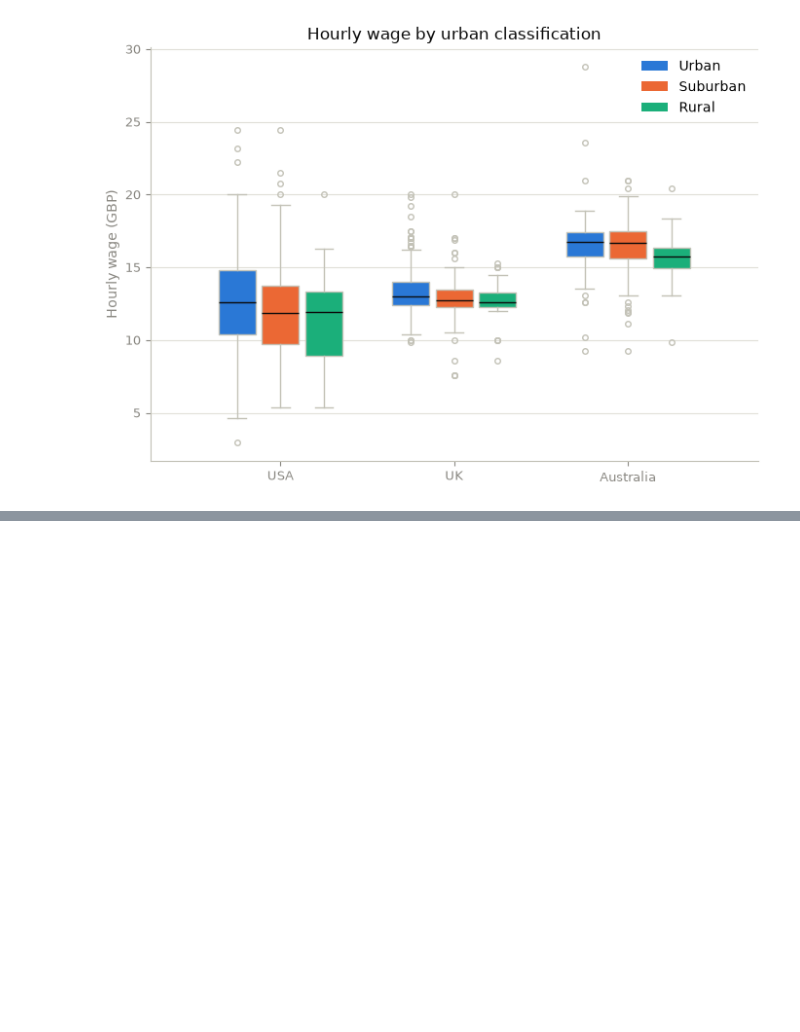
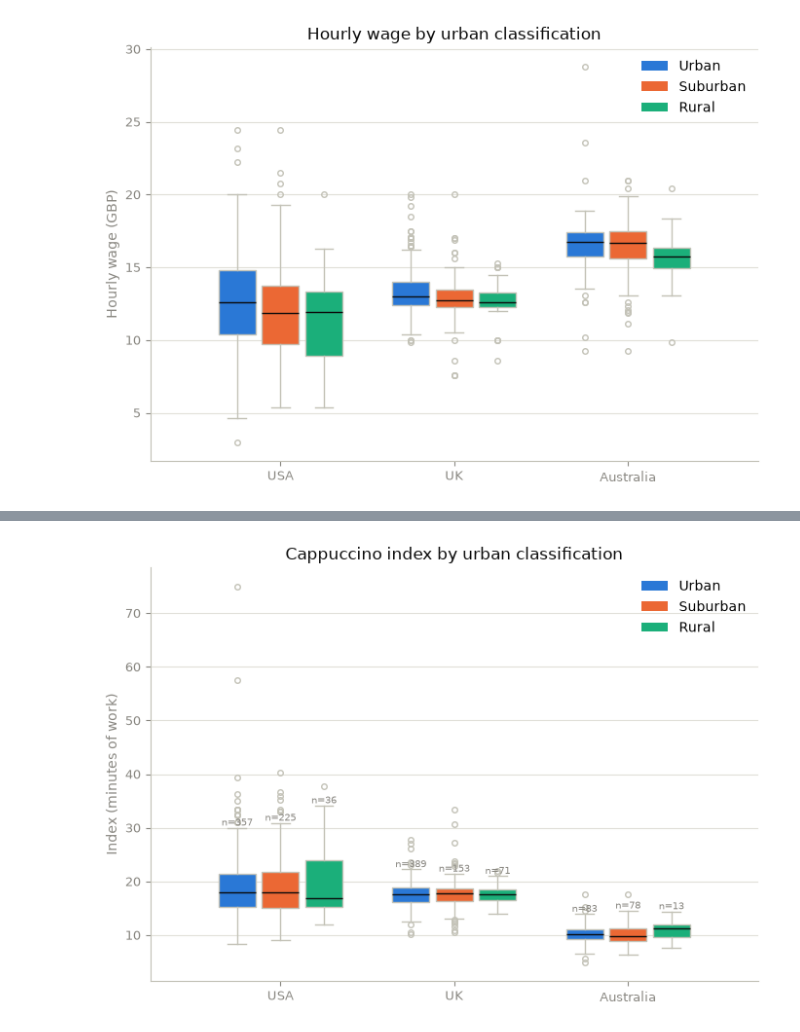
Before and after one commit to zevaz13/DataAnalysisGeneral, a Jupyter notebook: cappuccino_index/notebooks/02_basic_plotting.ipynb, the cells around one changed output, grey strips where cells are left out. Drawn from its saved outputs; the diff is of its cells as text; code cells hidden in the pictures; blank space fills up the shorter version.

Commit message:
capIndex rural, suburban and urban

```diff
--- a/cappuccino_index/notebooks/02_basic_plotting.ipynb
+++ b/cappuccino_index/notebooks/02_basic_plotting.ipynb
@@ -243,14 +243,14 @@ per box exceed the single-label-only counts shown earlier.
 # %%
 import matplotlib.patches as mpatches
 
-exploded = full_data[["Country", "Urban classification", "Price per cappuccino in GBP", "Hourly wage in GBP"]].copy()
+exploded = full_data[["Country", "Urban classification", "Price per cappuccino in GBP", "Hourly wage in GBP", "local_index_min"]].copy()
 exploded["Urban classification"] = exploded["Urban classification"].str.split(",")
 exploded = exploded.explode("Urban classification")
 exploded["Urban classification"] = exploded["Urban classification"].str.strip()
 exploded = exploded[exploded["Country"].isin(top3_countries) & exploded["Urban classification"].isin(classes)]
 
 
-def grouped_boxplot(ax, value_col, ylabel, title):
+def grouped_boxplot(ax, value_col, ylabel, title, annotate_n=False):
     x = np.arange(len(top3_countries))
     width = 0.25
     for i, cls in enumerate(classes):
@@ -270,6 +270,9 @@ def grouped_boxplot(ax, value_col, ylabel, title):
             capprops={"color": AXIS},
             flierprops={"markeredgecolor": AXIS, "markersize": 4},
         )
+        if annotate_n:
+            for pos, series, cap in zip(positions, data, bp["caps"][1::2]):
+                ax.text(pos, cap.get_ydata()[0], f"n={len(series)}", ha="center", va="bottom", color=MUTED, fontsize=7)
     ax.set_xticks(x)
     ax.set_xticklabels(top3_countries)
     ax.set_ylabel(ylabel, color=MUTED)
@@ -296,0 +304,6 @@ fig.tight_layout()
+# %%
+fig, ax = plt.subplots(figsize=(7, 5))
+grouped_boxplot(ax, "local_index_min", "Index (minutes of work)", "Cappuccino index by urban classification", annotate_n=True)
+fig.tight_layout()
+# %% [output]
+[figure, added]
```
Also changed, not shown: parts of 1 cell of this notebook, 1 other file.
